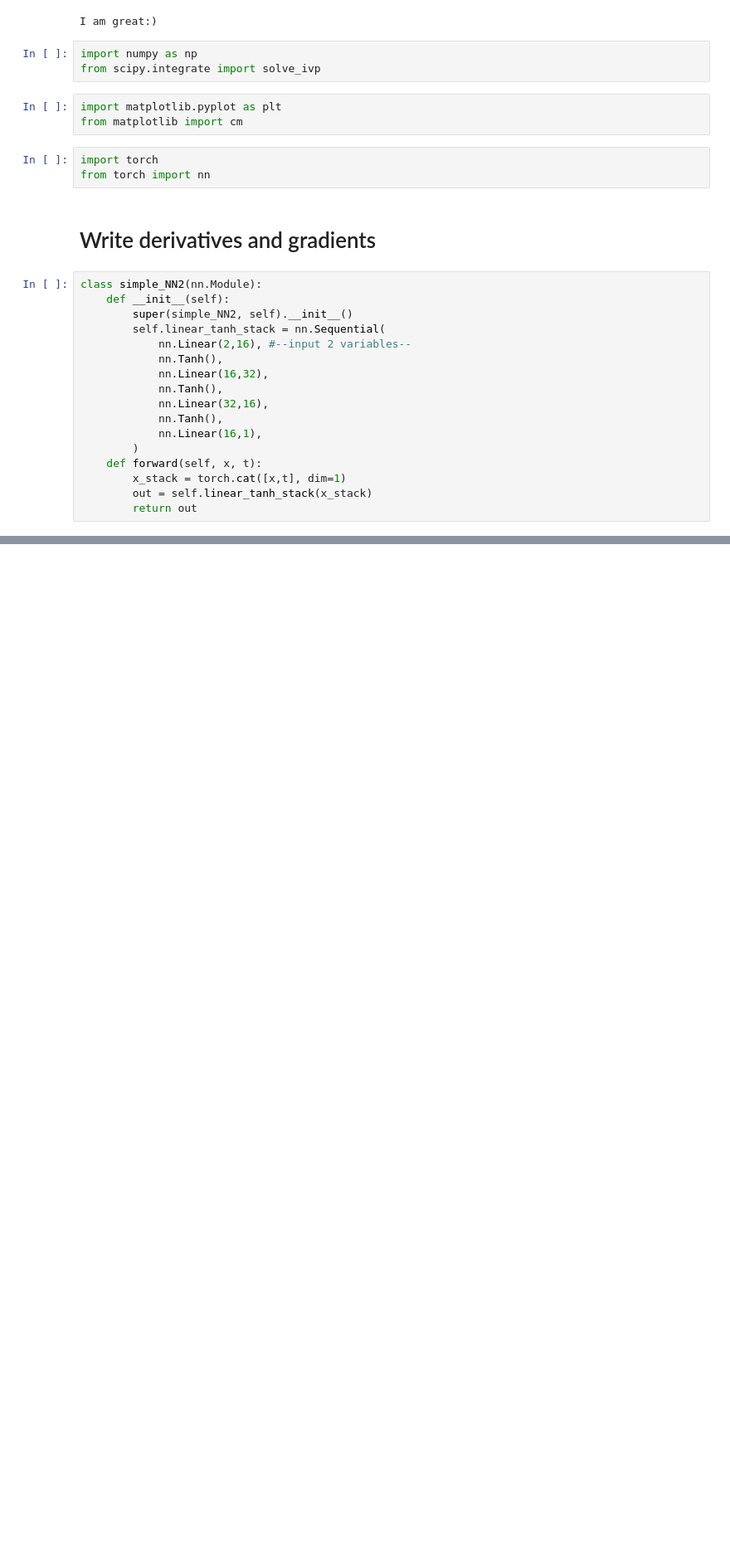
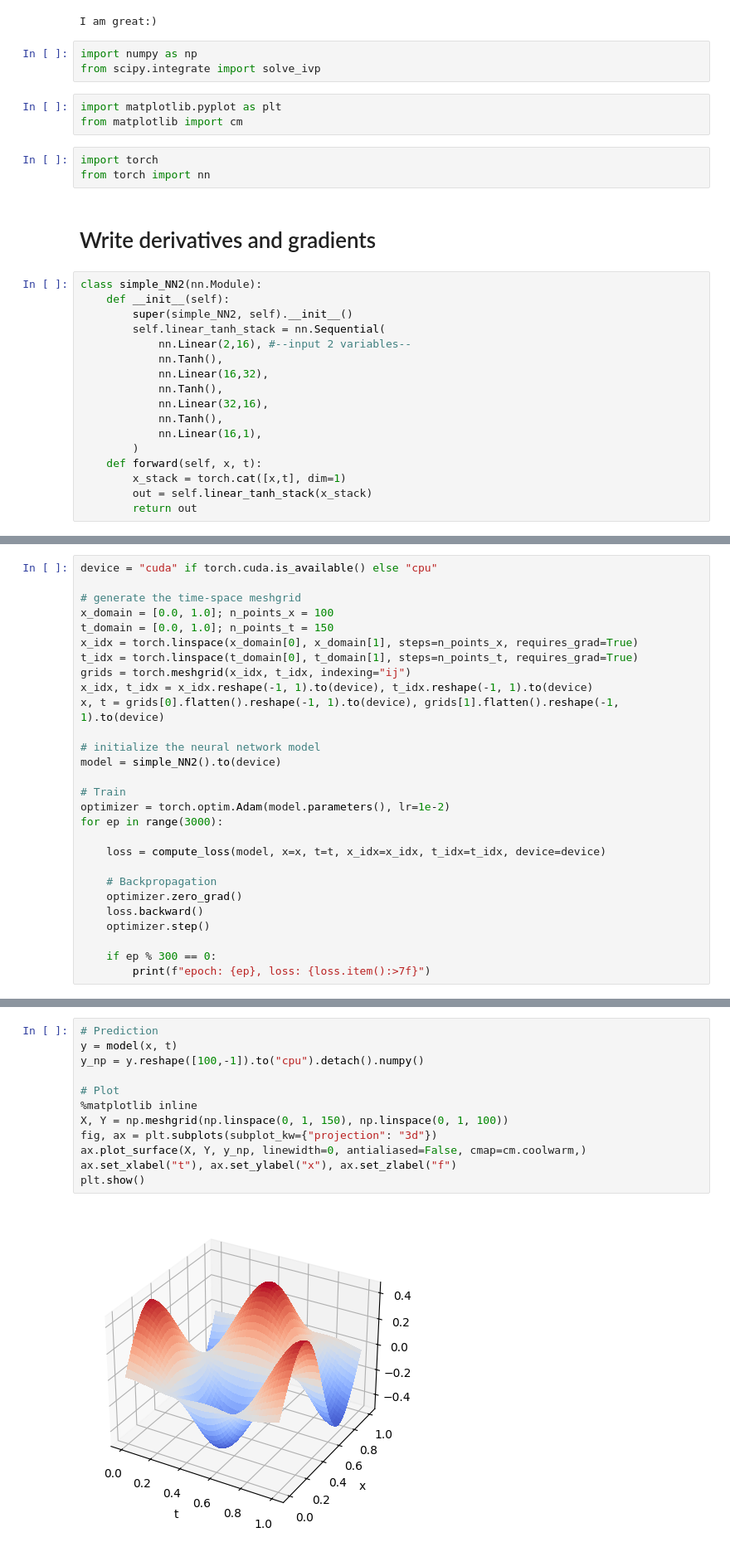
Before and after one commit to maksimpopov200340-code/FirstRepository, a Jupyter notebook: PINN programm/1d.ipynb, the cells around one changed output, grey strips where cells are left out. Shown at 83% size. Cells and saved outputs as stored; diff of their text form; blank space fills up the shorter version.

```diff
--- a/PINN programm/1d.ipynb
+++ b/PINN programm/1d.ipynb
@@ -51,0 +98,28 @@ def dfdt(model: simple_NN2, x: torch.Tensor, t:torch.Tensor, order: int=1):
+# %%
+device = "cuda" if torch.cuda.is_available() else "cpu"
+
+# generate the time-space meshgrid
+x_domain = [0.0, 1.0]; n_points_x = 100
+t_domain = [0.0, 1.0]; n_points_t = 150
+x_idx = torch.linspace(x_domain[0], x_domain[1], steps=n_points_x, requires_grad=True)
+t_idx = torch.linspace(t_domain[0], t_domain[1], steps=n_points_t, requires_grad=True)
+grids = torch.meshgrid(x_idx, t_idx, indexing="ij")
+x_idx, t_idx = x_idx.reshape(-1, 1).to(device), t_idx.reshape(-1, 1).to(device)
+x, t = grids[0].flatten().reshape(-1, 1).to(device), grids[1].flatten().reshape(-1, 1).to(device)
+
+# initialize the neural network model
+model = simple_NN2().to(device)
+
+# Train
+optimizer = torch.optim.Adam(model.parameters(), lr=1e-2)
+for ep in range(3000):
+
+    loss = compute_loss(model, x=x, t=t, x_idx=x_idx, t_idx=t_idx, device=device)
+
+    # Backpropagation
+    optimizer.zero_grad()
+    loss.backward()
+    optimizer.step()
+
+    if ep % 300 == 0:
+        print(f"epoch: {ep}, loss: {loss.item():>7f}")
@@ -51,0 +137,14 @@ def dfdt(model: simple_NN2, x: torch.Tensor, t:torch.Tensor, order: int=1):
+# %%
+# Prediction
+y = model(x, t)
+y_np = y.reshape([100,-1]).to("cpu").detach().numpy()
+
+# Plot
+%matplotlib inline
+X, Y = np.meshgrid(np.linspace(0, 1, 150), np.linspace(0, 1, 100))
+fig, ax = plt.subplots(subplot_kw={"projection": "3d"})
+ax.plot_surface(X, Y, y_np, linewidth=0, antialiased=False, cmap=cm.coolwarm,)
+ax.set_xlabel("t"), ax.set_ylabel("x"), ax.set_zlabel("f")
+plt.show()
+# %% [output]
+[figure, added]
```
Also changed, not shown: parts of 4 cells of this notebook.
